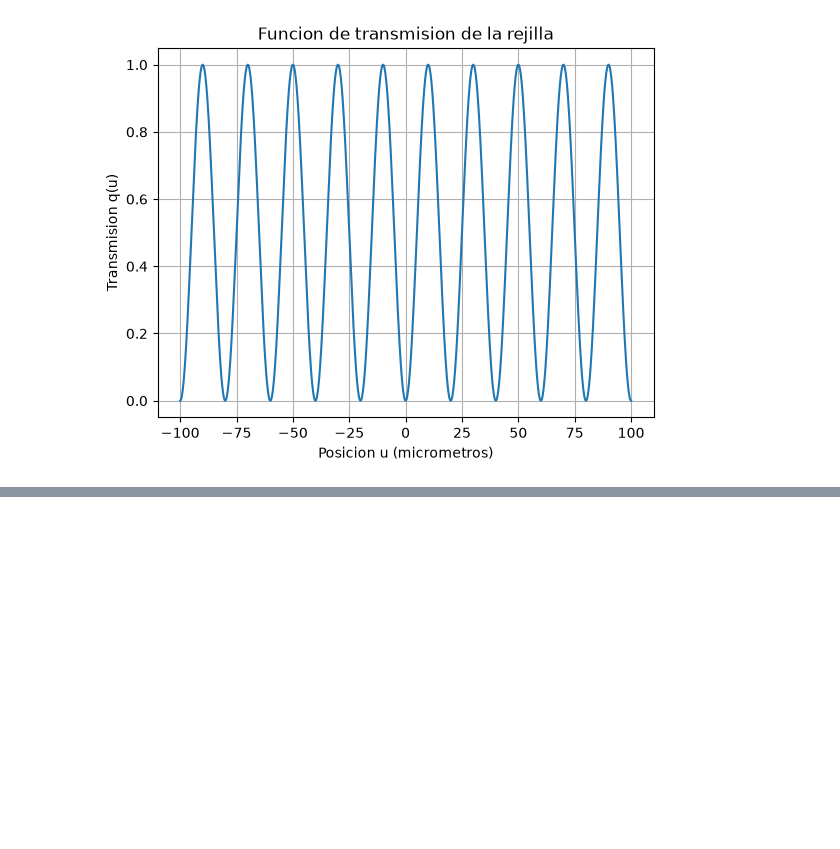
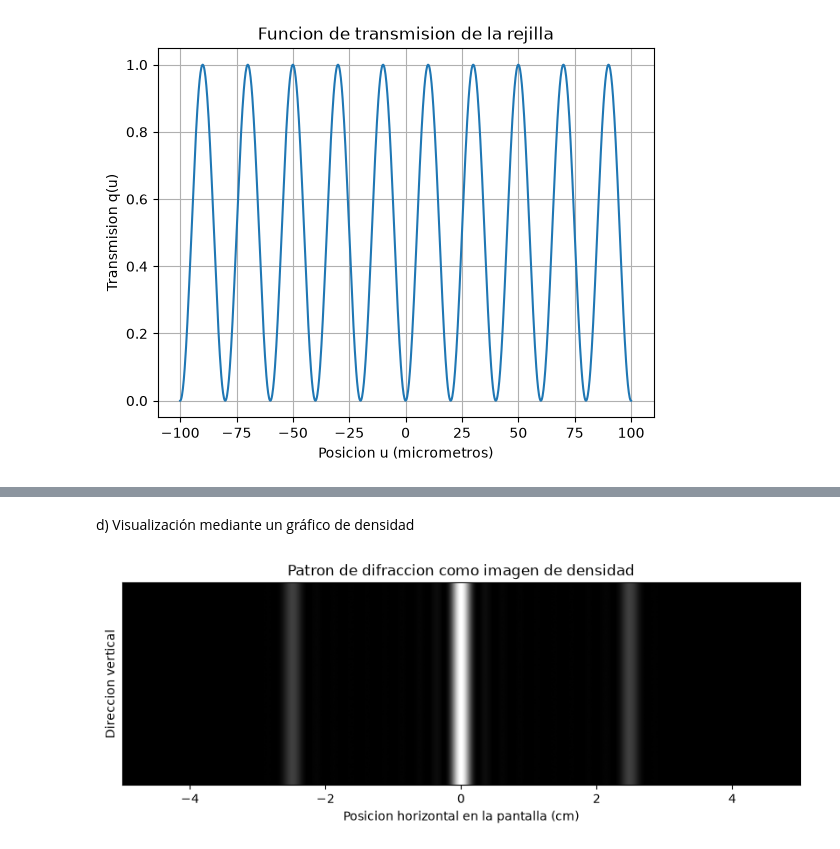
Before and after one commit to naat-j/FisicaComputacional_2027-1_8270, a Jupyter notebook: 1_ProgramacionPython/Tarea_Practica_4_Jupyter.ipynb, the cells around one changed output, grey strips where cells are left out. Cells and saved outputs as stored; diff of their text form; code cells hidden in the pictures; blank space fills up the shorter version.

```diff
--- a/1_ProgramacionPython/Tarea_Practica_4_Jupyter.ipynb
+++ b/1_ProgramacionPython/Tarea_Practica_4_Jupyter.ipynb
@@ -534,0 +584,23 @@ plt.show()
+# %% [markdown]
+d) Visualización mediante un gráfico de densidad
+# %%
+
+# Repetir el perfil de intensidad en direccion vertical
+pantalla = np.tile(I, (150, 1))
+
+plt.figure(figsize=(10, 3))
+plt.imshow(
+    pantalla,
+    extent=[x[0] * 100, x[-1] * 100, 0, 1],
+    aspect="auto",
+    cmap="gray",
+    origin="lower"
+)
+
+plt.xlabel("Posicion horizontal en la pantalla (cm)")
+plt.ylabel("Direccion vertical")
+plt.title("Patron de difraccion como imagen de densidad")
+plt.yticks([])
+plt.show()
+# %% [output]
+[figure, added]
```
Also changed, not shown: parts of 30 cells of this notebook.
